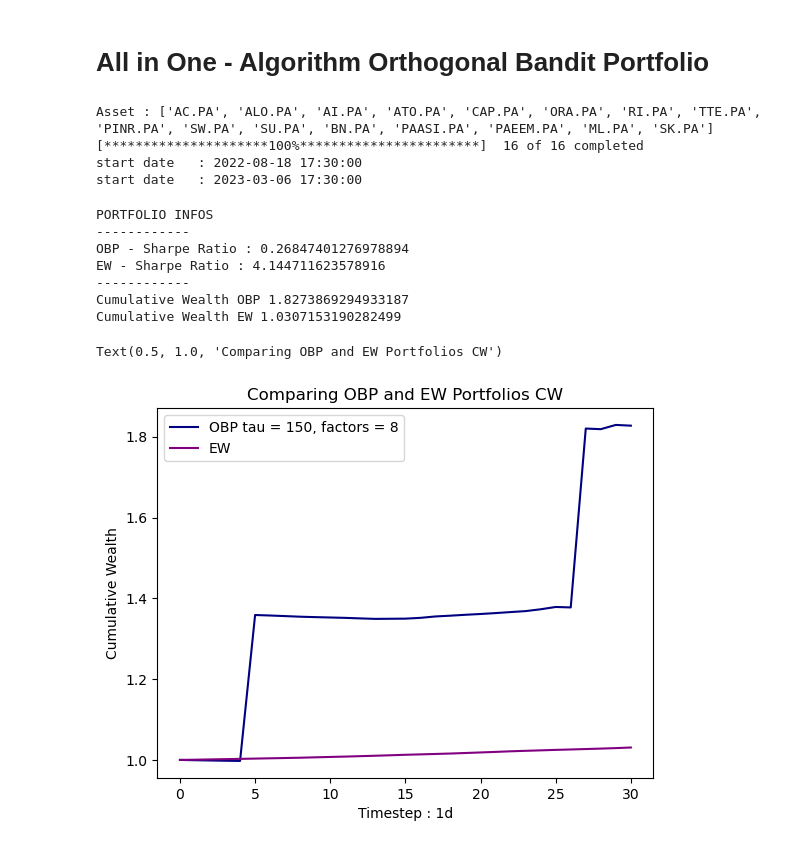
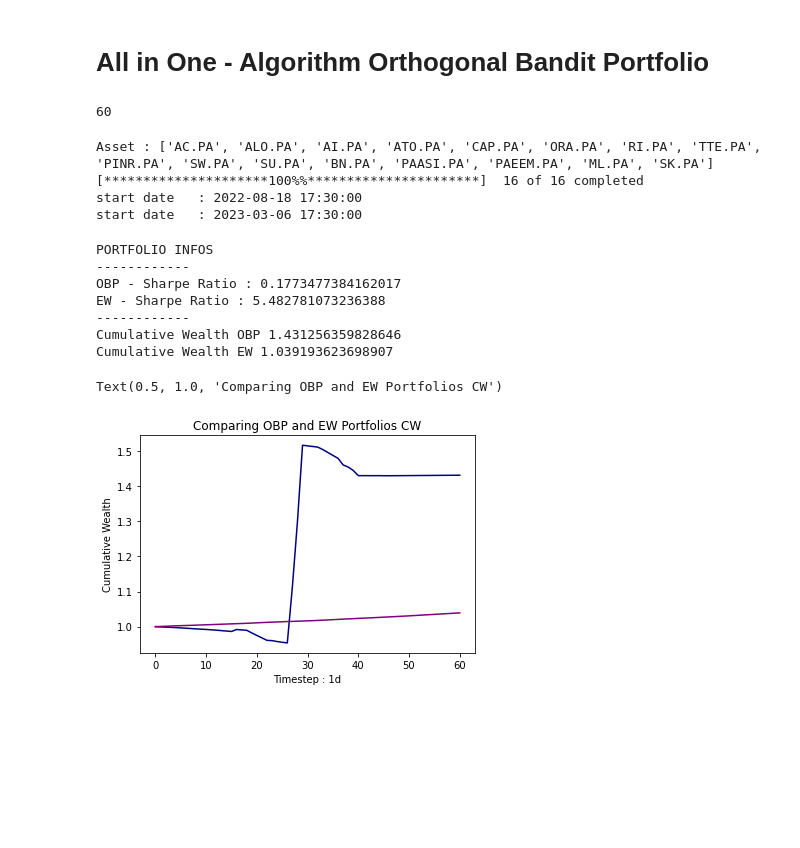
Before and after one commit to eptrn/Bandit-Algorithms, a Jupyter notebook: Bandit Orthogonal Portfolio.ipynb, the cells around one changed output. Saved outputs shown, nothing was run; the diff lists cells and outputs as text; code cells hidden in the pictures; blank space fills up the shorter version.

```diff
--- a/Bandit Orthogonal Portfolio.ipynb
+++ b/Bandit Orthogonal Portfolio.ipynb
@@ -124,8 +126,8 @@ array([ 17.34270774,  27.76245013,  53.84213529,  58.26656268,
 # All in One - Algorithm Orthogonal Bandit Portfolio
 # %%
 interval = '1d'
-tau = 150
-m = 30
+tau = 250
+m = 60
 l = 8 #n_assets / 2 looks good for small n_assets
 # %%
 def run_obp(interval,l,m,tau):
@@ -182,11 +184,15 @@ def run_obp(interval,l,m,tau):
         CW_OBP_list.append(np.product(np.array(returns)+1))
         CW_EW_list.append(np.product(np.array(returnsEW)+1))
     return(returns,returnsEW,CW_OBP_list,CW_EW_list,weights)
+# %%
+len(weights)
+# %% [output]
+60
 # %%
 returns,returnsEW,CW_OBP_list,CW_EW_list,weights = run_obp(interval=interval,tau=tau,l=l,m=m)
 # %% [output]
 Asset : ['AC.PA', 'ALO.PA', 'AI.PA', 'ATO.PA', 'CAP.PA', 'ORA.PA', 'RI.PA', 'TTE.PA', 'PINR.PA', 'SW.PA', 'SU.PA', 'BN.PA', 'PAASI.PA', 'PAEEM.PA', 'ML.PA', 'SK.PA']
-[*********************100%***********************]  16 of 16 completed
+[*********************100%%**********************]  16 of 16 completed
 start date   : 2022-08-18 17:30:00
 start date   : 2023-03-06 17:30:00
 # %%
@@ -206,17 +212,17 @@ print('Cumulative Wealth EW',CW_EW)
 # %% [output]
 PORTFOLIO INFOS
 ------------
-OBP - Sharpe Ratio : 0.26847401276978894
-EW - Sharpe Ratio : 4.144711623578916
+OBP - Sharpe Ratio : 0.1773477384162017
+EW - Sharpe Ratio : 5.482781073236388
 ------------
-Cumulative Wealth OBP 1.8273869294933187
-Cumulative Wealth EW 1.0307153190282499
+Cumulative Wealth OBP 1.431256359828646
+Cumulative Wealth EW 1.039193623698907
 # %%
-sns.lineplot(x=np.arange(0,m+1,1),y=[1]+CW_OBP_list,color='navy',label=f'OBP tau = {tau}, factors = {l}')
-sns.lineplot(x=np.arange(0,m+1,1),y=[1]+CW_EW_list,color='purple',label='EW')
+plt.plot(np.arange(0,m+1,1),([1]+CW_OBP_list),color='navy',label=f'OBP tau = {tau}, factors = {l}')
+plt.plot(np.arange(0,m+1,1),[1]+CW_EW_list,color='purple',label='EW')
 plt.ylabel('Cumulative Wealth')
 plt.xlabel(f'Timestep : {interval}')
 plt.title('Comparing OBP and EW Portfolios CW')
 # %% [output]
 Text(0.5, 1.0, 'Comparing OBP and EW Portfolios CW')
-[figure, old version]
+[figure, new version]
```
Also changed, not shown: parts of 9 cells of this notebook.
